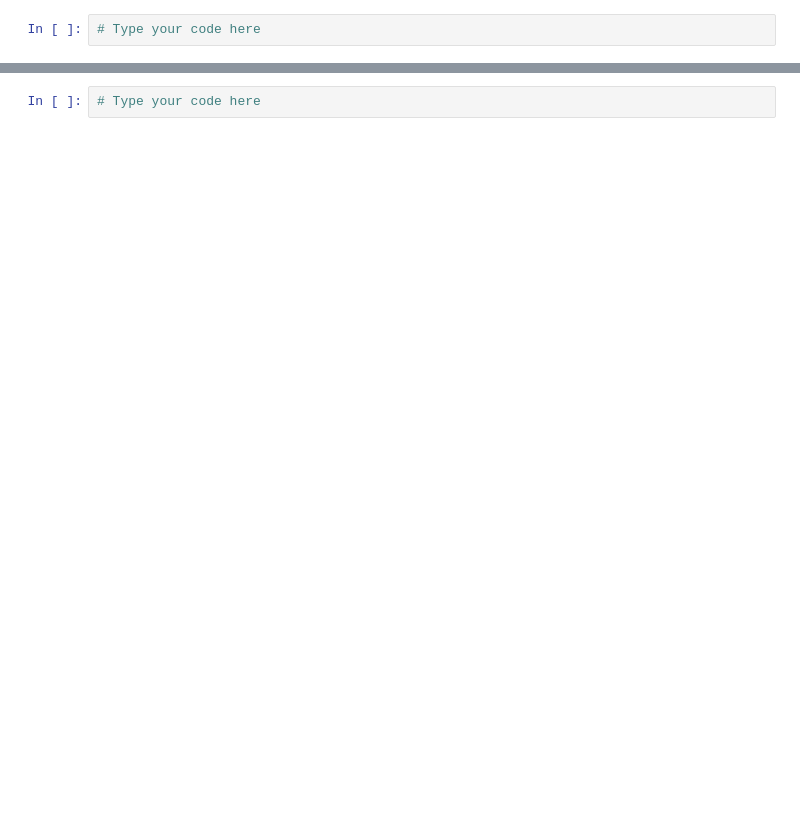
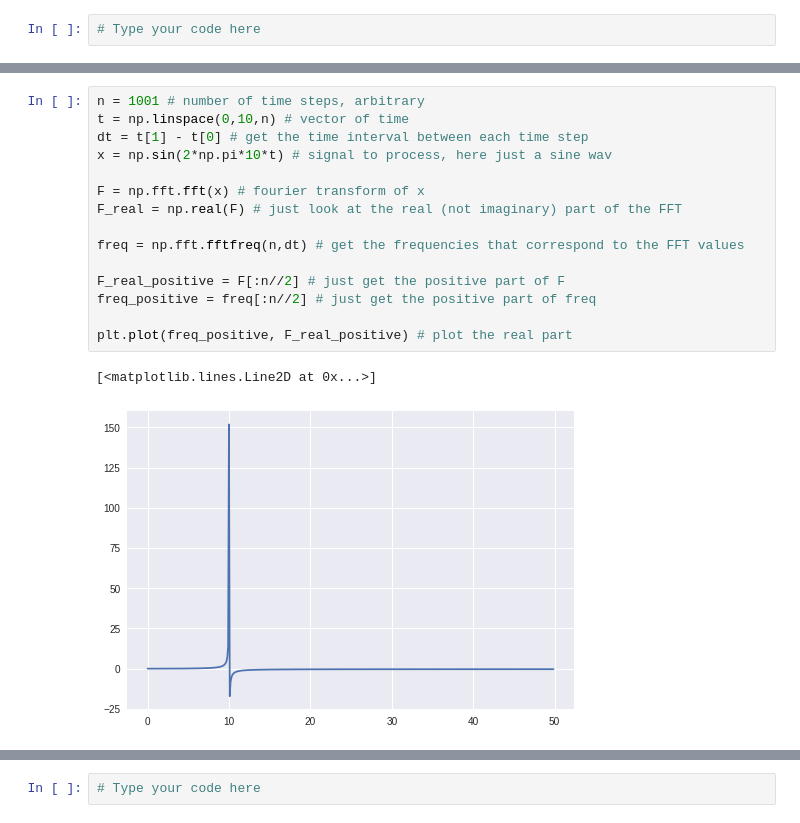
Before and after one commit to benjym/CIVL5999, a Jupyter notebook: FFTs_and_probability.ipynb, the cells around one changed output, grey strips where cells are left out. Drawn from its saved outputs; the diff is of its cells as text; blank space fills up the shorter version.

```diff
--- a/FFTs_and_probability.ipynb
+++ b/FFTs_and_probability.ipynb
@@ -25,0 +62,18 @@ Write another script that will calculate the variance, $\sigma^2=\frac{1}{N}\sum
+# %%
+n = 1001 # number of time steps, arbitrary
+t = np.linspace(0,10,n) # vector of time
+dt = t[1] - t[0] # get the time interval between each time step
+x = np.sin(2*np.pi*10*t) # signal to process, here just a sine wav
+
+F = np.fft.fft(x) # fourier transform of x
+F_real = np.real(F) # just look at the real (not imaginary) part of the FFT
+
+freq = np.fft.fftfreq(n,dt) # get the frequencies that correspond to the FFT values
+
+F_real_positive = F[:n//2] # just get the positive part of F
+freq_positive = freq[:n//2] # just get the positive part of freq
+
+plt.plot(freq_positive, F_real_positive) # plot the real part
+# %% [output]
+[<matplotlib.lines.Line2D at 0x...>]
+[figure, added]
```
Also changed, not shown: parts of 18 cells of this notebook.
